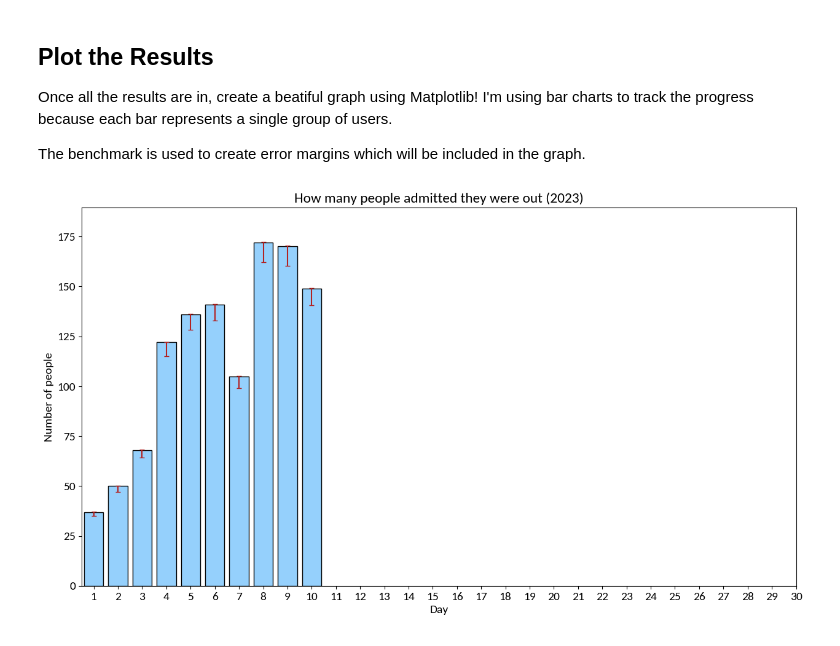
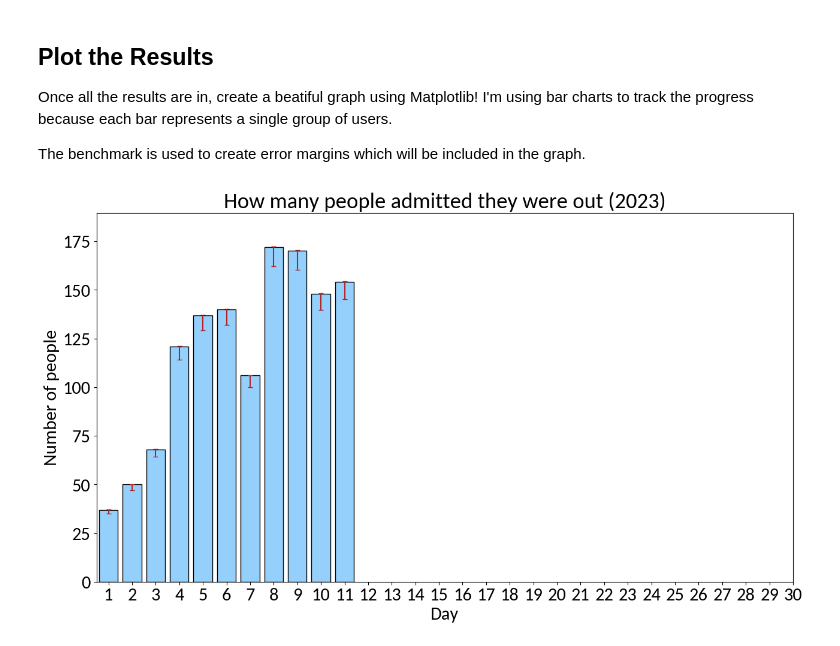
Before and after one commit to skittlesvampir/nnn-2023-statistics, a Jupyter notebook: Create Statistics.ipynb, the cells around one changed output. Drawn from its saved outputs; the diff is of its cells as text; code cells hidden in the pictures.

```diff
--- a/Create Statistics.ipynb
+++ b/Create Statistics.ipynb
@@ -36,7 +36,7 @@ import datetime
 import string
 import math
 
-DAY = 10 # update this with yesterday's date
+DAY = 11 # update this with yesterday's date
 YEAR = 2023 # update this with the current year
 
 with open("naive_bayes.json", "r") as naive_bayes_file:
@@ -409,26 +409,26 @@ labels = range(1,DAY+1)
 # %%
 import numpy as np
 import matplotlib.pyplot as plt
 import matplotlib.patheffects as pe
 
 plt.rcParams["font.family"] = "Carlito"
-plt.rcParams["font.size"] = 14
+plt.rcParams["font.size"] = 22
 
 f = plt.figure()
 f.set_figwidth(15)
 f.set_figheight(8)
 plt.margins(x=0.01, y=0.1)
 
 
 ax = plt.bar(labels, days_data, path_effects=[pe.Stroke(linewidth=1, foreground="black")], color="#95d0fc")
 plt.errorbar(labels, days_data, yerr=yerr, capsize=3, fmt="none", ecolor="firebrick")
 plt.xticks(np.arange(1, 31, 1.0))
 
 plt.xlabel("Day")
 plt.ylabel("Number of people")
 plt.title(f"How many people admitted they were out ({YEAR})")
 
 plt.savefig(f"graphs/{YEAR}-day-{DAY}-outs.jpeg", dpi=300)
 plt.show()
 # %% [output]
-[figure, old version]
+[figure, new version]
```
Also changed, not shown: 6 other files.
